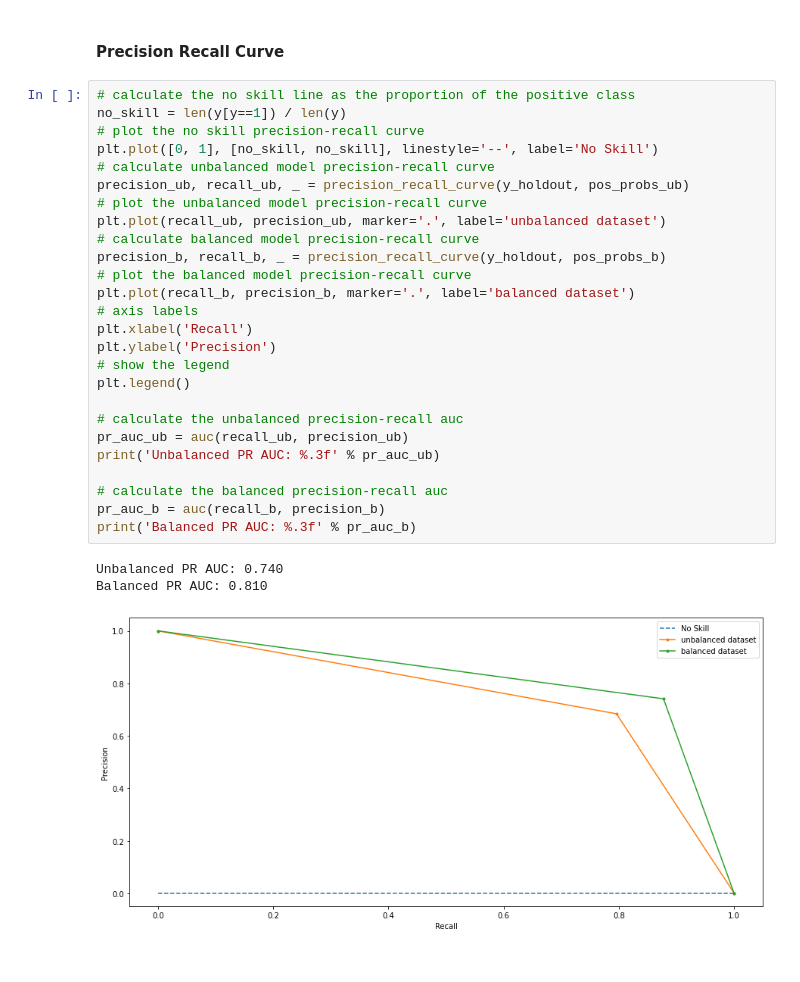
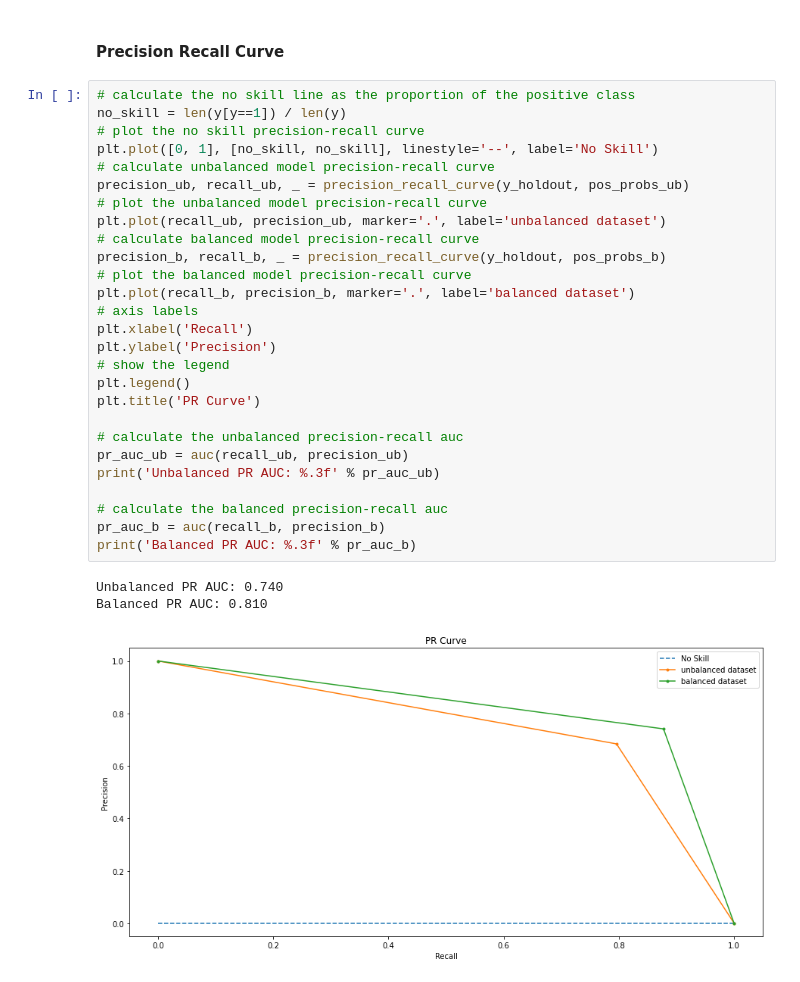
Before and after one commit to Pharoouzy/credit-card-fraud-detection, a Jupyter notebook: src/notebooks/model_development.ipynb, the cells around one changed output. Saved outputs shown, nothing was run; the diff lists cells and outputs as text.

```diff
--- a/src/notebooks/model_development.ipynb
+++ b/src/notebooks/model_development.ipynb
@@ -291,30 +281,31 @@ Balanced ROC AUC 0.939
 # %%
 # calculate the no skill line as the proportion of the positive class
 no_skill = len(y[y==1]) / len(y)
 # plot the no skill precision-recall curve
 plt.plot([0, 1], [no_skill, no_skill], linestyle='--', label='No Skill')
 # calculate unbalanced model precision-recall curve
 precision_ub, recall_ub, _ = precision_recall_curve(y_holdout, pos_probs_ub)
 # plot the unbalanced model precision-recall curve
 plt.plot(recall_ub, precision_ub, marker='.', label='unbalanced dataset')
 # calculate balanced model precision-recall curve
 precision_b, recall_b, _ = precision_recall_curve(y_holdout, pos_probs_b)
 # plot the balanced model precision-recall curve
 plt.plot(recall_b, precision_b, marker='.', label='balanced dataset')
 # axis labels
 plt.xlabel('Recall')
 plt.ylabel('Precision')
 # show the legend
 plt.legend()
+plt.title('PR Curve')
 
 # calculate the unbalanced precision-recall auc
 pr_auc_ub = auc(recall_ub, precision_ub)
 print('Unbalanced PR AUC: %.3f' % pr_auc_ub)
 
 # calculate the balanced precision-recall auc
 pr_auc_b = auc(recall_b, precision_b)
 print('Balanced PR AUC: %.3f' % pr_auc_b)
 # %% [output]
 Unbalanced PR AUC: 0.740
 Balanced PR AUC: 0.810
-[figure, old version]
+[figure, new version]
```
Also changed, not shown: parts of 9 cells of this notebook.
